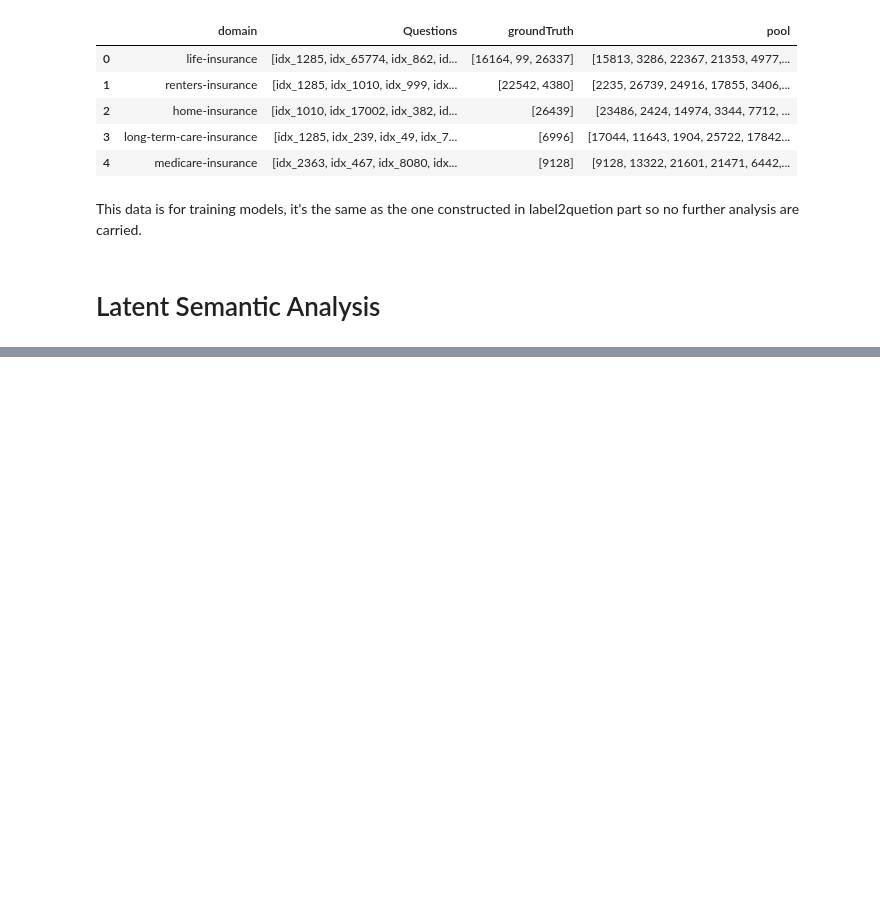
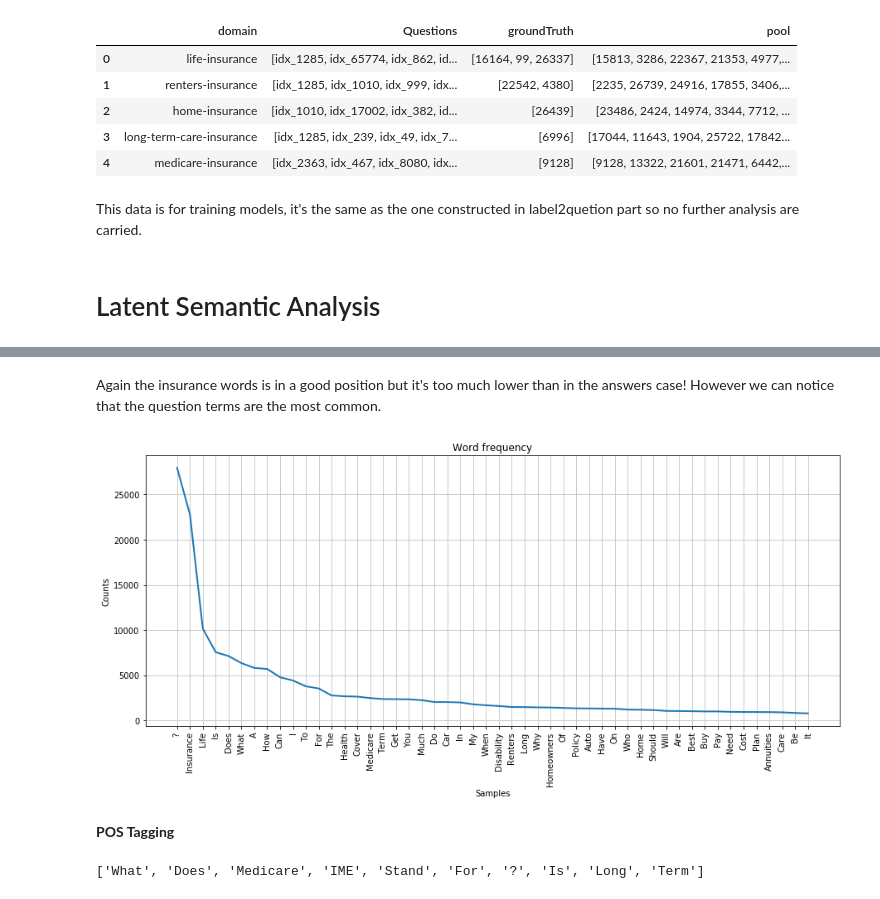
Before and after one commit to mouadhhamdi/insuranceQA, a Jupyter notebook: Data_Analysis.ipynb, the cells around one changed output, grey strips where cells are left out. Cells and saved outputs as stored; diff of their text form; code cells hidden in the pictures; blank space fills up the shorter version.

Commit message:
POS Tagging

```diff
--- a/Data_Analysis.ipynb
+++ b/Data_Analysis.ipynb
@@ -201,19 +210,15 @@ def split_data_frame_list(df, target_column):
     """
     Splits a column with lists into rows
 
-    Keyword arguments:
-        df -- dataframe
-        target_column -- name of column that contains lists
+    arguments:
+    df--dataframe
+    target_column --name of column that contains lists
     """
     # create a new dataframe with each item in a seperate column, dropping rows with missing values
     col_df = pd.DataFrame(df[target_column].dropna().tolist(),index=df[target_column].dropna().index)
-
     # create a series with columns stacked as rows
     stacked = col_df.stack()
-
-    # rename last column to 'idx'
-    new_df = pd.DataFrame(stacked, columns=[target_column])
-    return new_df
+    return pd.DataFrame(stacked, columns=[target_column])
 # %%
 # Explode the raws that contain more than one element in the groundTruth_labels list
 df_groundTruth = split_data_frame_list(l2q, 'groundTruth_labels').reset_index().drop('level_1', axis = 1)
@@ -418,0 +526,5 @@ This data is for training models, it's the same as the one constructed in label2
+# %%
+# Construct the frequence distance from a list of words
+fdist_question = fdist(list(itertools.chain(*l2q['questions_text'].apply(lambda q: q.split(' ')))))
+# top 10 most common words
+fdist_question.most_common(10)
@@ -418,0 +542,8 @@ This data is for training models, it's the same as the one constructed in label2
+# %% [markdown]
+Again the insurance words is in a good position but it's too much lower than in the answers case! However we can notice that the question terms are the most common.
+# %%
+freq_plot(fdist_question, 50)
+# %% [output]
+[figure, added]
+# %% [markdown]
+**POS Tagging**
@@ -418,0 +553,4 @@ This data is for training models, it's the same as the one constructed in label2
+# %%
+filtered_sent_questions[:10]
+# %% [output]
+['What', 'Does', 'Medicare', 'IME', 'Stand', 'For', '?', 'Is', 'Long', 'Term']
```
Also changed, not shown: parts of 19 cells of this notebook, 1 other file.
